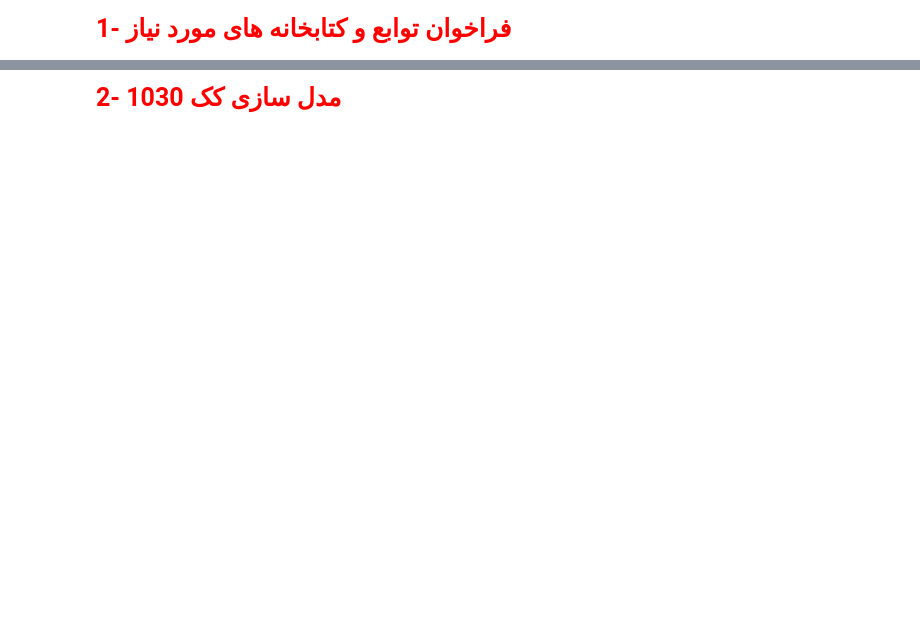
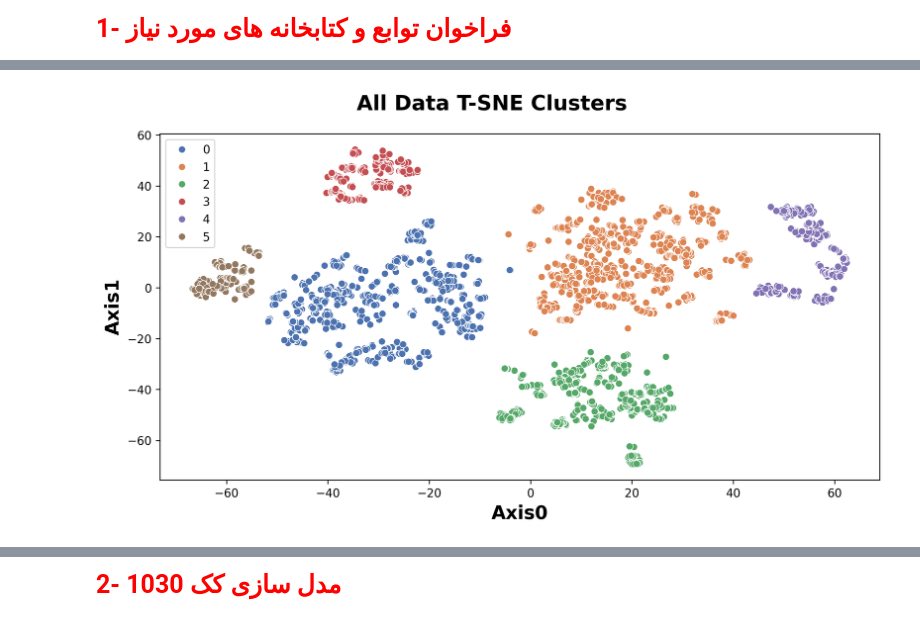
Before and after one commit to heidaralavi/EAF-Data-Analysis, a Jupyter notebook: code/6-make model and prediction for feeds.ipynb, the cells around one changed output, grey strips where cells are left out. Drawn from its saved outputs; the diff is of its cells as text; code cells hidden in the pictures; blank space fills up the shorter version.

```diff
--- a/code/6-make model and prediction for feeds.ipynb
+++ b/code/6-make model and prediction for feeds.ipynb
@@ -22,0 +125,91 @@ working_dir ='..'  # Use on Jupyter Notebook
+# %%
+df = pd.read_csv(f"{working_dir}/data/eaf_and_all_data(total).csv")
+df.set_index(keys='Heat', inplace=True ,drop=True)
+print(df.shape)
+#--------Normalizing--------
+scale = MinMaxScaler()
+normal_df = pd.DataFrame(data = scale.fit_transform(df) , columns= df.columns)
+print(normal_df.shape)
+#--------Correlation--------
+corr_df = normal_df.corr().abs()
+corr_df = corr_df.where(np.triu(np.ones(corr_df.shape),k= 1).astype(bool)) #paiine matice motegharen ast ve hazf shod
+high_corr_columns_name = pd.DataFrame(corr_df.ge(.95).stack().loc[lambda corr_df: corr_df].index.to_list())
+print(high_corr_columns_name)
+#df.drop(labels=['s315'] ,axis=1,inplace=True)
+#-------Clustering---------
+scale = MinMaxScaler()
+normal_df = pd.DataFrame(data = scale.fit_transform(df) , columns= df.columns)
+t_sne = TSNE(n_components=2, learning_rate='auto',random_state=0,
+                  init='random', perplexity=50)
+data=t_sne.fit_transform(normal_df)
+sne_column_name = [f"SNE{column}"  for column in range(2) ]
+sne_df = pd.DataFrame(data=data,columns=sne_column_name)
+print(sne_df.shape)
+model = AgglomerativeClustering(n_clusters = 6, metric= 'euclidean', linkage ='average')
+model.fit(sne_df)
+print(model.labels_.shape)
+# ---------PLOT-------------
+fig = plt.figure(figsize=(9.6,5.4),dpi=300)
+fig.suptitle('All Data T-SNE Clusters', fontsize=18,fontweight='bold')
+ax1 = fig.subplots(1,1)
+ax1.set_xlabel('Axis0', fontsize=16,fontweight='bold')
+ax1.set_ylabel('Axis1', fontsize=16,fontweight='bold')
+#ax1.xaxis.set_major_locator(ticker.MultipleLocator(0.01))
+cmap = sns.color_palette("deep", as_cmap=True)
+sns.scatterplot(
+    data=sne_df,
+    x='SNE0',
+    y='SNE1',
+    hue=model.labels_,
+    palette= cmap,
+    )
+fig.tight_layout()
+plt.savefig(f'{working_dir}/presentation/dolomite-tsne-clusters.jpg')
+plt.show()
+#----------Labeling---------
+clust_lable_dict = {0:0,1:1,2:2,3:3,4:4,5:5,6:6,7:7}
+labels = [clust_lable_dict[i] for i in model.labels_]
+df["Total_labels"] = labels
+print(df.shape)
+#----------Labes Conditions-----
+plot_name = df.columns.drop(['Total_labels'])
+print(plot_name)
+num = 0
+for k in range(1):
+    fig = plt.figure(num=k,figsize=(9.6,5.4),dpi=300)
+    fig.suptitle('Dolomite KDE Results', fontsize=18,fontweight='bold')
+    ax = fig.subplots(1,3)
+    #sns.set_style("ticks",{'axes.grid' : True})
+    for i in range(2):
+        for j in range(3):
+            if num == len(plot_name):
+                break
+            ax[j].grid(True)
+            sns.kdeplot(
+                data=df,
+                x=plot_name[num],
+                hue="Total_labels",
+                #hue_order=[0,2,3,],
+                fill=False,
+                #alpha = 0.4,
+                palette= cmap,
+                ax=ax[j],
+            )
+            num = num +1
+    fig.tight_layout()
+#ax[0].xaxis.set_major_locator(ticker.MultipleLocator(5))
+#ax[0].axvline(55.1,color=cmap[0])
+#ax[0].text(54.5, 0.1, '55.1', rotation=90, va='center')
+#ax[1].axvline(34,color=cmap[0])
+#ax[1].text(33.7, 0.1, '34', rotation=90, va='center')
+#ax[2].axvline(3.1,color=cmap[0])
+#ax[2].text(2.8, 0.1, '3.1', rotation=90, va='center')
+#ax[2].axvline(1.7,color=cmap[1])
+#ax[2].text(1.2, 0.2, '1.7', rotation=90, va='center')
+#plt.savefig(f'{working_dir}/presentation/dolomite-kde-results.jpg')
+plt.show()
+
+# save For next use
+df.to_csv(f"{working_dir}/data/all_data_with_labels.csv",index=True)
+del df,normal_df,corr_df,high_corr_columns_name
+# %% [output]
@@ -22,0 +223 @@ working_dir ='..'  # Use on Jupyter Notebook
+[figure, added]
```
Also changed, not shown: parts of 16 cells of this notebook, 27 other files.
